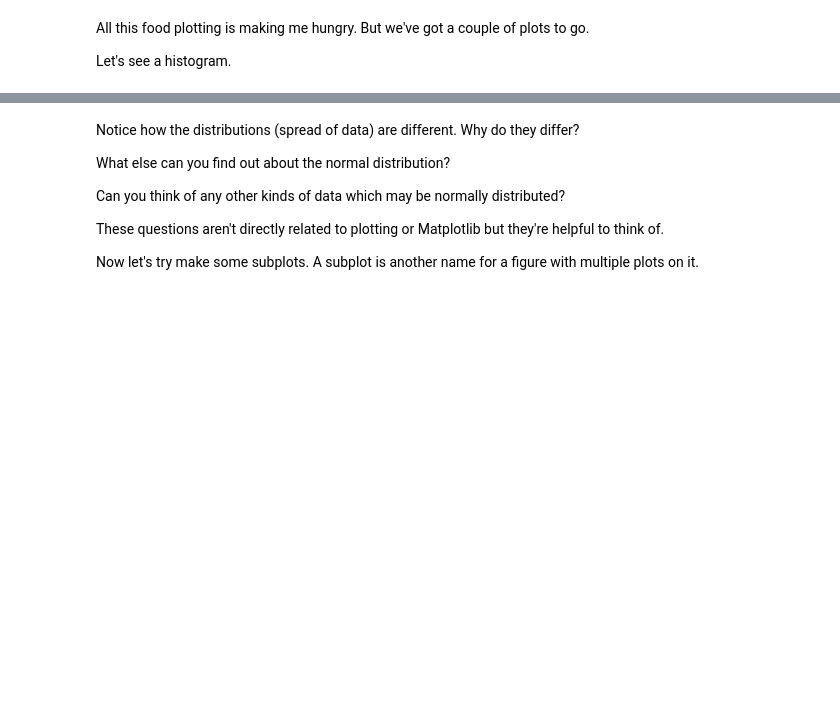
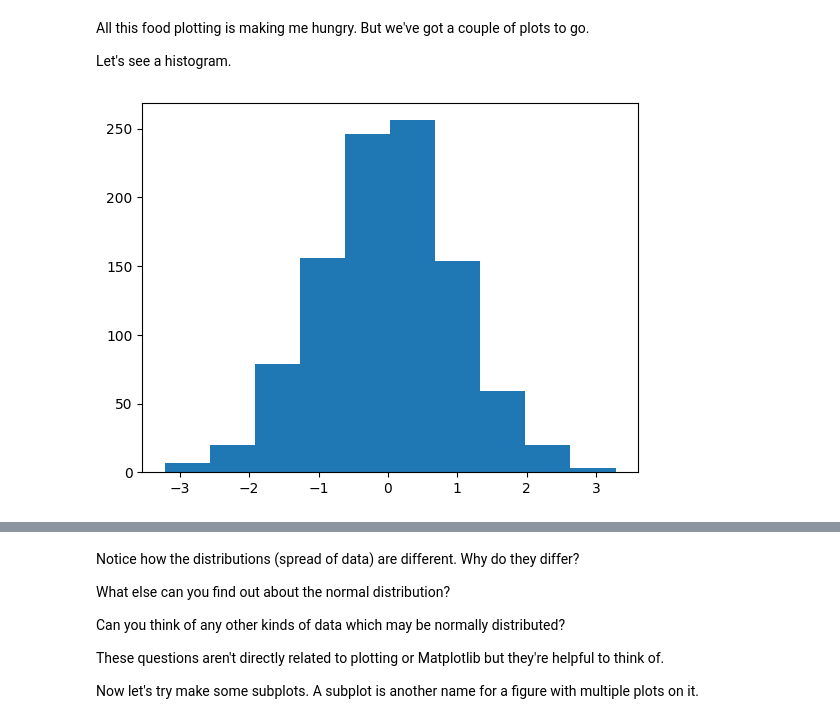
Before and after one commit to suniltadepalli/matplotlib, a Jupyter notebook: matplotlib-exercises.ipynb, the cells around one changed output, grey strips where cells are left out. Cells and saved outputs as stored; diff of their text form; code cells hidden in the pictures; blank space fills up the shorter version.

```diff
--- a/matplotlib-exercises.ipynb
+++ b/matplotlib-exercises.ipynb
@@ -151,8 +151,12 @@ All this food plotting is making me hungry. But we've got a couple of plots to g
 Let's see a histogram.
 # %%
 # Create a random NumPy array of 1000 normally distributed numbers using NumPy and save it to X
-
+x = np.random.randn(1000)
 
 # Create a histogram plot of X
+fig, ax = plt.subplots()
+ax.hist(x);
+# %% [output]
+[figure, added]
 # %%
 # Create a NumPy array of 1000 random numbers and save it to X
```
Also changed, not shown: parts of 4 cells of this notebook.
